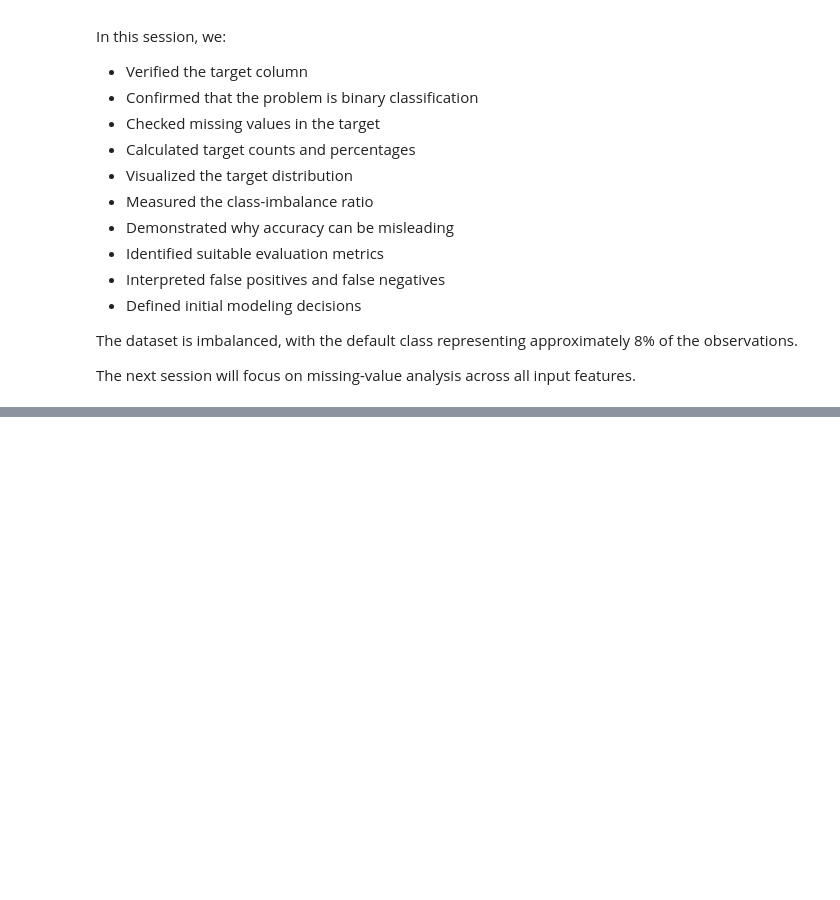
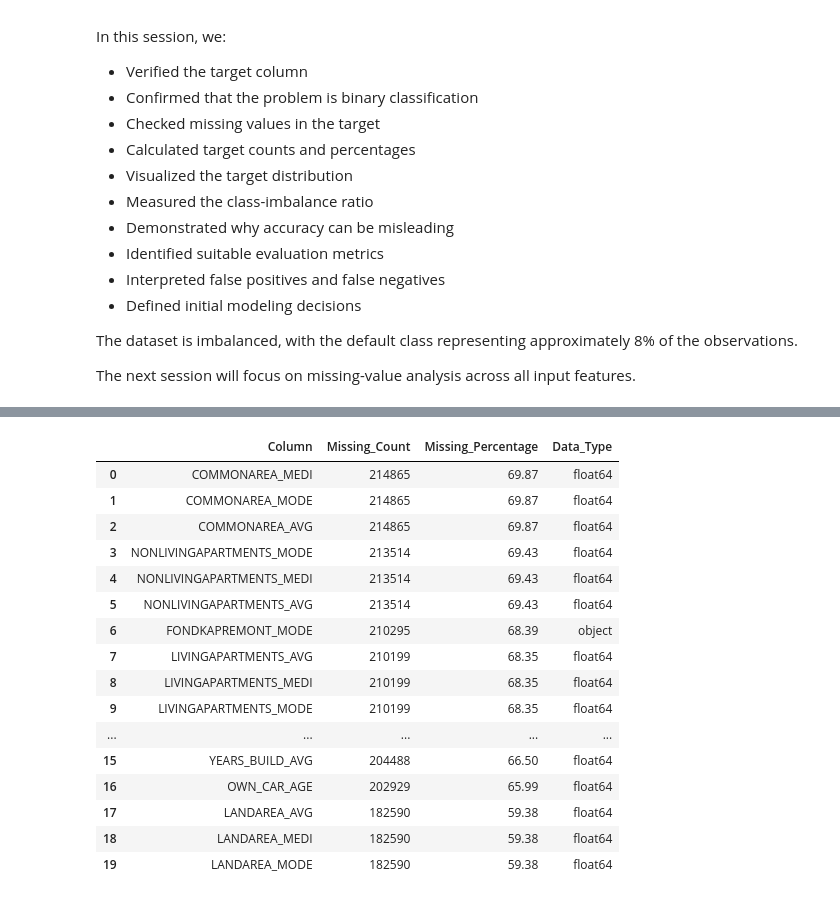
Before and after one commit to Abhilash0079/MachineLearningProjects, a Jupyter notebook: Loan_Default_Risk_Prediction/notebooks/01_EDA.ipynb, the cells around one changed output, grey strips where cells are left out. Cells and saved outputs as stored; diff of their text form; code cells hidden in the pictures; blank space fills up the shorter version.

```diff
--- a/Loan_Default_Risk_Prediction/notebooks/01_EDA.ipynb
+++ b/Loan_Default_Risk_Prediction/notebooks/01_EDA.ipynb
@@ -610,0 +700,32 @@ The next session will focus on missing-value analysis across all input features.
+# %%
+missing_summary = pd.DataFrame(
+    {
+        'Column': df.columns,
+        'Missing_Count': df.isnull().sum().values,
+        'Missing_Percentage' : (df.isnull().mean().values *100),
+        'Data_Type': df.dtypes.astype(str).values
+    }
+)
+missing_summary = missing_summary[missing_summary["Missing_Count"]>0].sort_values(by="Missing_Percentage", ascending=False).reset_index(drop=True)
+
+missing_summary['Missing_Percentage'] = missing_summary['Missing_Percentage'].round(2)
+
+missing_summary.head(20)
+# %% [output]
+|  | Column | Missing_Count | Missing_Percentage | Data_Type |
+| 0 | COMMONAREA_MEDI | 214865 | 69.87 | float64 |
+| 1 | COMMONAREA_MODE | 214865 | 69.87 | float64 |
+| 2 | COMMONAREA_AVG | 214865 | 69.87 | float64 |
+| 3 | NONLIVINGAPARTMENTS_MODE | 213514 | 69.43 | float64 |
+| 4 | NONLIVINGAPARTMENTS_MEDI | 213514 | 69.43 | float64 |
+| 5 | NONLIVINGAPARTMENTS_AVG | 213514 | 69.43 | float64 |
+| 6 | FONDKAPREMONT_MODE | 210295 | 68.39 | object |
+| 7 | LIVINGAPARTMENTS_AVG | 210199 | 68.35 | float64 |
+| 8 | LIVINGAPARTMENTS_MEDI | 210199 | 68.35 | float64 |
+| 9 | LIVINGAPARTMENTS_MODE | 210199 | 68.35 | float64 |
+| ... | ... | ... | ... | ... |
+| 15 | YEARS_BUILD_AVG | 204488 | 66.50 | float64 |
+| 16 | OWN_CAR_AGE | 202929 | 65.99 | float64 |
+| 17 | LANDAREA_AVG | 182590 | 59.38 | float64 |
+| 18 | LANDAREA_MEDI | 182590 | 59.38 | float64 |
+| 19 | LANDAREA_MODE | 182590 | 59.38 | float64 |
```
Also changed, not shown: parts of 44 cells of this notebook.
